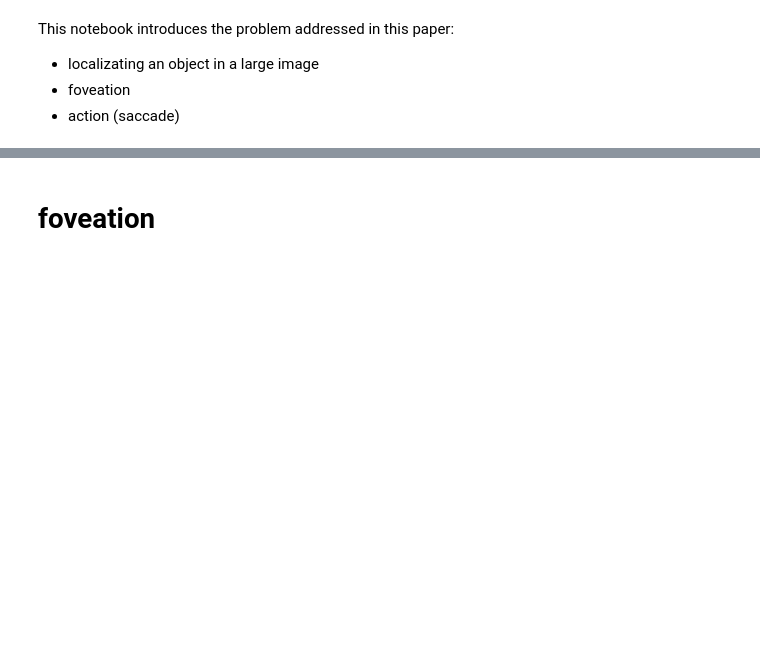
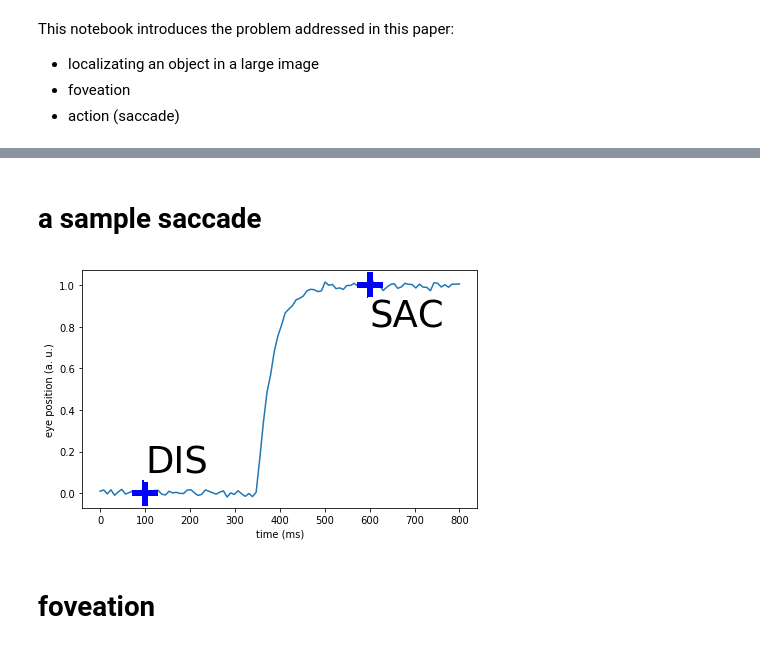
Before and after one commit to laurentperrinet/WhereIsMyMNIST, a Jupyter notebook: figures/1_problem_statement.ipynb, the cells around one changed output, grey strips where cells are left out. Saved outputs shown, nothing was run; the diff lists cells and outputs as text; code cells hidden in the pictures; blank space fills up the shorter version.

```diff
--- a/figures/1_problem_statement.ipynb
+++ b/figures/1_problem_statement.ipynb
@@ -130,3 +133,33 @@ fig_A, axs_A = panel_A()
+# %% [markdown]
+# a sample saccade
+# %%
+def panel_B(fig=None, axs=None, N_time=100, offset=.15):
+    if fig is None:
+        fig, axs = plt.subplots(1, 1, figsize=(figwidth/2, figwidth/phi/2))
+
+    time = np.linspace(0, 800, N_time)
+    latency = 350
+    EM = 1. - np.exp(- (time-latency) / 32. )
+
+    EM[time<latency] = 0
+    EM += .01 * np.random.randn(N_time)
+
+    axs.plot(time, EM)
+    axs.plot([100], [0], '+', color='b', ms=26, markeredgewidth=6)
+    axs.plot([600], [1], '+', color='b', ms=26, markeredgewidth=6)
+    opts = dict(fontsize=37,
+          bbox={'facecolor':'white','alpha':1,'edgecolor':'none','pad':1},
+          ha='left', va='center')
+    axs.text(100, offset, 'DIS', **opts)
+    axs.text(600, 1-offset, 'SAC', **opts)
+    axs.set_xlabel('time (ms)')
+    axs.set_ylabel('eye position (a. u.)')
+    # fig_B.savefig(figname + '.pdf')
+    return fig, axs
+
+fig_C, axs_C = panel_C()
+# %% [output]
+[figure, added]
 # %% [markdown]
 # foveation
 # %%
```
Also changed, not shown: parts of 24 cells of this notebook.
